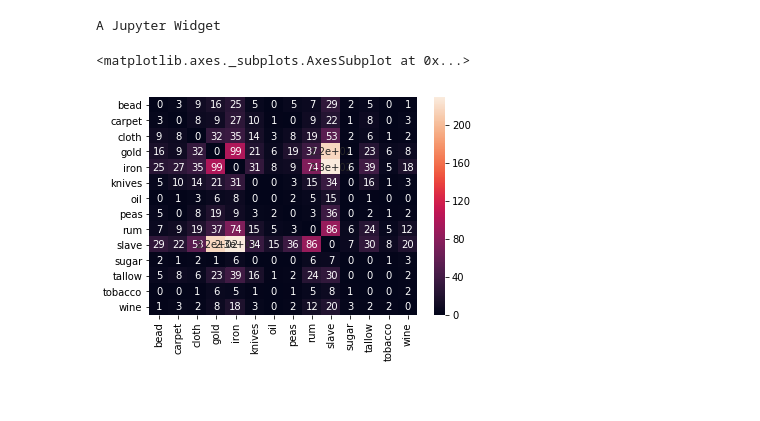
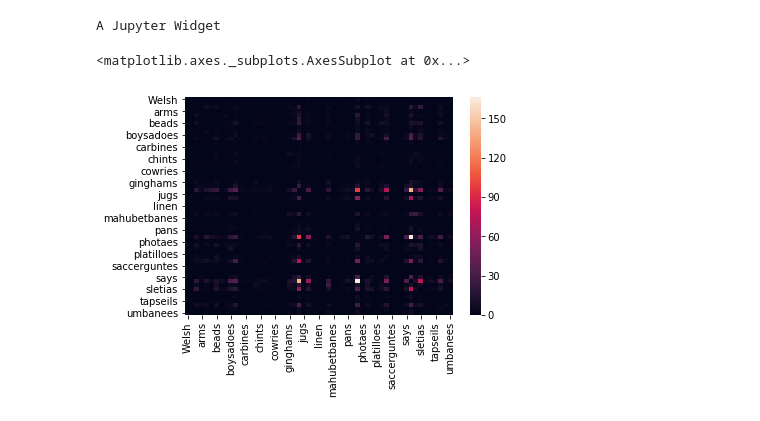
Before and after one commit to xueharry/RAC, a Jupyter notebook: Cooccurrence-Analysis.ipynb, the cells around one changed output. Drawn from its saved outputs; the diff is of its cells as text; code cells hidden in the pictures.

```diff
--- a/Cooccurrence-Analysis.ipynb
+++ b/Cooccurrence-Analysis.ipynb
@@ -11,6 +8,9 @@ good_terms = ['bead', 'carpet', 'cloth', 'iron', 'knives', 'rum', 'gold', 'wine'
+# %%
+good_aliases = pd.read_csv('aliases/goods.csv', header=None)
+good_terms = good_aliases[0].tolist()
 # %%
 # Load data
-df = pd.read_csv('csv/metadata_text_merged.csv')
+df = pd.read_csv('csv/metadata_text_merged_cleaned.csv')
 texts = df['text'].tolist()
 # %%
 # Create dictionary of dictionaries corresponding to pairs of items
@@ -52,7 +52,7 @@ A Jupyter Widget
 # %%
 count_matrix = pd.DataFrame(item_pair_counts)
 # %%
-heatmap(count_matrix, annot=True)
+heatmap(count_matrix)
 # %% [output]
 <matplotlib.axes._subplots.AxesSubplot at 0x...>
-[figure, old version]
+[figure, new version]
```
Also changed, not shown: parts of 1 cell of this notebook, 6 other files.
